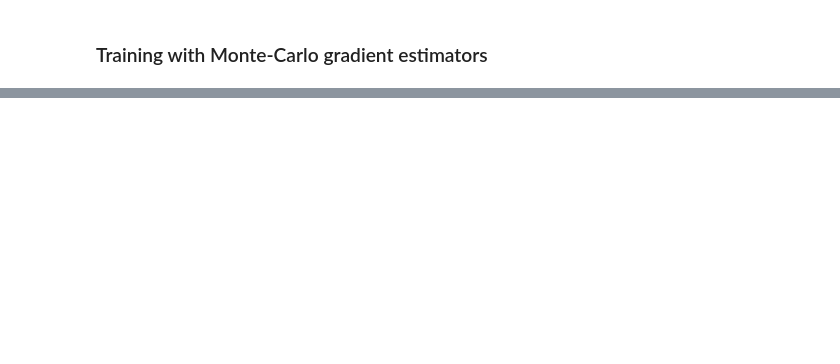
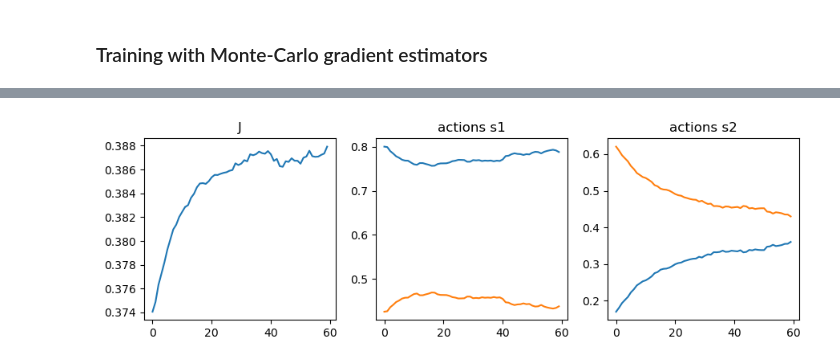
Before and after one commit to RenardDesNeiges/CIRL_Experiments, a Jupyter notebook: notebooks/pg_example.ipynb, the cells around one changed output, grey strips where cells are left out. Cells and saved outputs as stored; diff of their text form; code cells hidden in the pictures; blank space fills up the shorter version.

```diff
--- a/notebooks/pg_example.ipynb
+++ b/notebooks/pg_example.ipynb
@@ -28,2 +29,16 @@ plt.show()
 # %% [markdown]
 ### Training with Monte-Carlo gradient estimators
+# %%
+mdp = ExampleMDPs.minimal1()
+trainer = PG_Trainer(mdp,policy_lr=1,beta=0.1)
+optimizers, trace = trainer.train(60)
+# %%
+get_actions = lambda s : jnp.array([e['params']['policy'][s] for e in trace])
+get_iter = lambda : jnp.array([e['iter'] for e in trace])
+fig, ax = plt.subplots(1,3,figsize=(9,3))
+TracePlotter.plotScalar(ax[0],'J',trace)
+ax[1].plot(get_iter(),get_actions(0)[:,0]); ax[1].set_title('actions s1')
+ax[1].plot(get_iter(),get_actions(0)[:,1])
+ax[2].plot(get_iter(),get_actions(1)[:,0]); ax[2].set_title('actions s2')
+ax[2].plot(get_iter(),get_actions(1)[:,1])
+fig.tight_layout()
@@ -29,0 +47,18 @@ plt.show()
+# %%
+from env.sample import Sampler
+from algs.pg import stochNaturalPG
+
+mdp = ExampleMDPs.minimal1()
+smp = Sampler(mdp,batchsize=400,horizon=100)
+trainer = PG_Trainer(mdp,policy_lr=0.001,beta=0.1,sampler=smp,gradients=stochNaturalPG,max_theta=3e2,key=jax.random.PRNGKey(1312))
+optimizers, trace = trainer.train(60)
+# %%
+fig, ax = plt.subplots(1,3,figsize=(9,3))
+TracePlotter.plotScalar(ax[0],'J',trace)
+ax[1].plot(get_iter(),get_actions(0)[:,0]); ax[1].set_title('actions s1')
+ax[1].plot(get_iter(),get_actions(0)[:,1])
+ax[2].plot(get_iter(),get_actions(1)[:,0]); ax[2].set_title('actions s2')
+ax[2].plot(get_iter(),get_actions(1)[:,1])
+fig.tight_layout()
+# %% [output]
+[figure, added]
```
Also changed, not shown: parts of 6 cells of this notebook, 5 other files.
